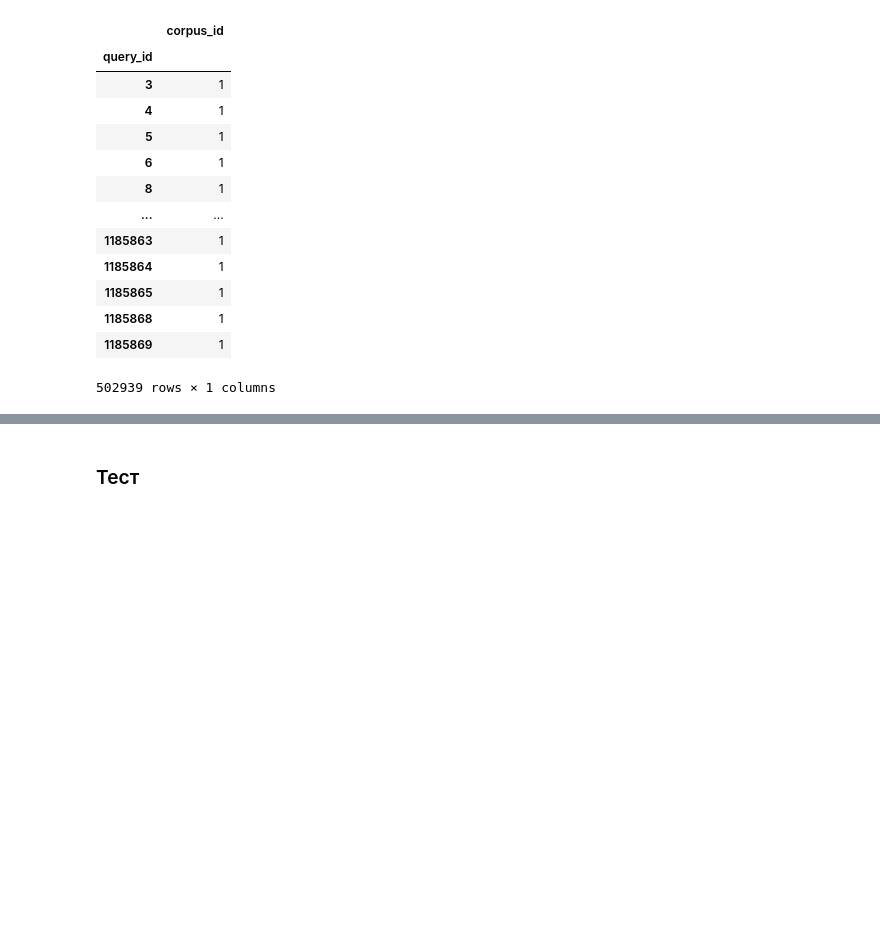
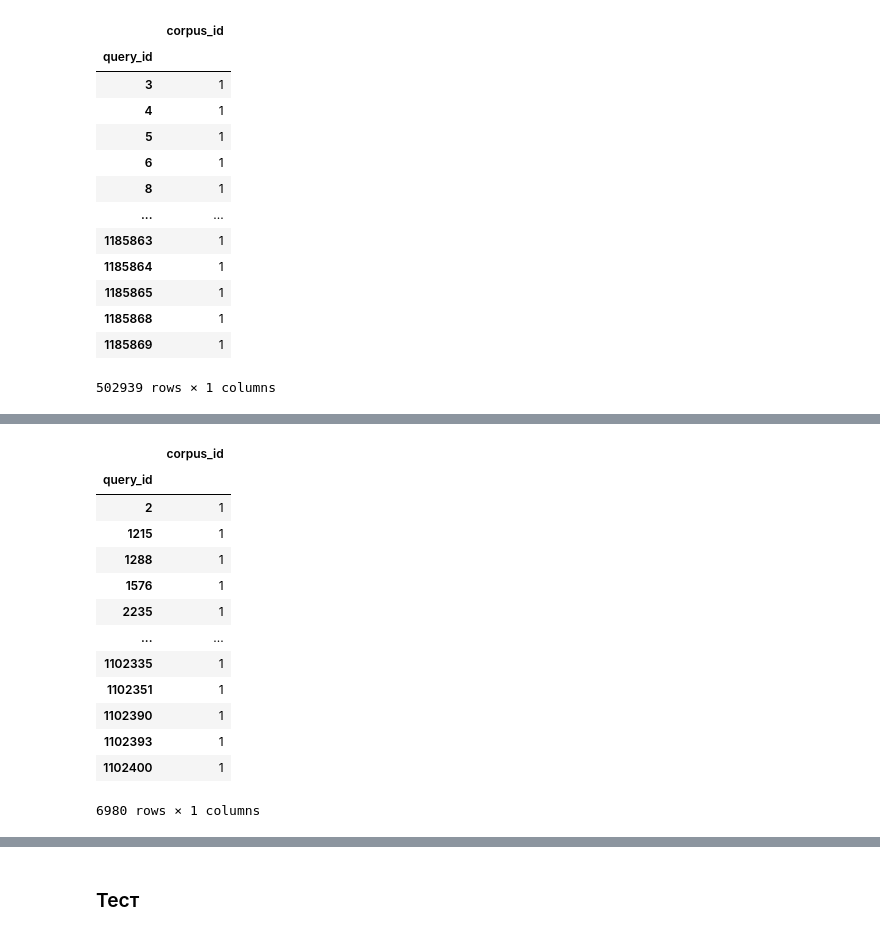
Before and after one commit to AnnaSafaryan/DiplomDimReduction, a Jupyter notebook: datasets/msmarco.ipynb, the cells around one changed output, grey strips where cells are left out. Saved outputs shown, nothing was run; the diff lists cells and outputs as text; code cells hidden in the pictures; blank space fills up the shorter version.

```diff
--- a/datasets/beir_msmarco_qrels.ipynb
+++ b/datasets/msmarco.ipynb
@@ -195,3 +238,20 @@ qrels_df.groupby(['query_id']).count()
+# %%
+qrels_df.groupby(["query_id"]).count()
+# %% [output]
+|  | corpus_id |
+| query_id |  |
+| 2 | 1 |
+| 1215 | 1 |
+| 1288 | 1 |
+| 1576 | 1 |
+| 2235 | 1 |
+| ... | ... |
+| 1102335 | 1 |
+| 1102351 | 1 |
+| 1102390 | 1 |
+| 1102393 | 1 |
+| 1102400 | 1 |
+6980 rows × 1 columns
 # %%
 save_data(qrels_df, qrels_data_path)
 # %% [output]
```
Also changed, not shown: parts of 53 cells of this notebook, 39 other files.
